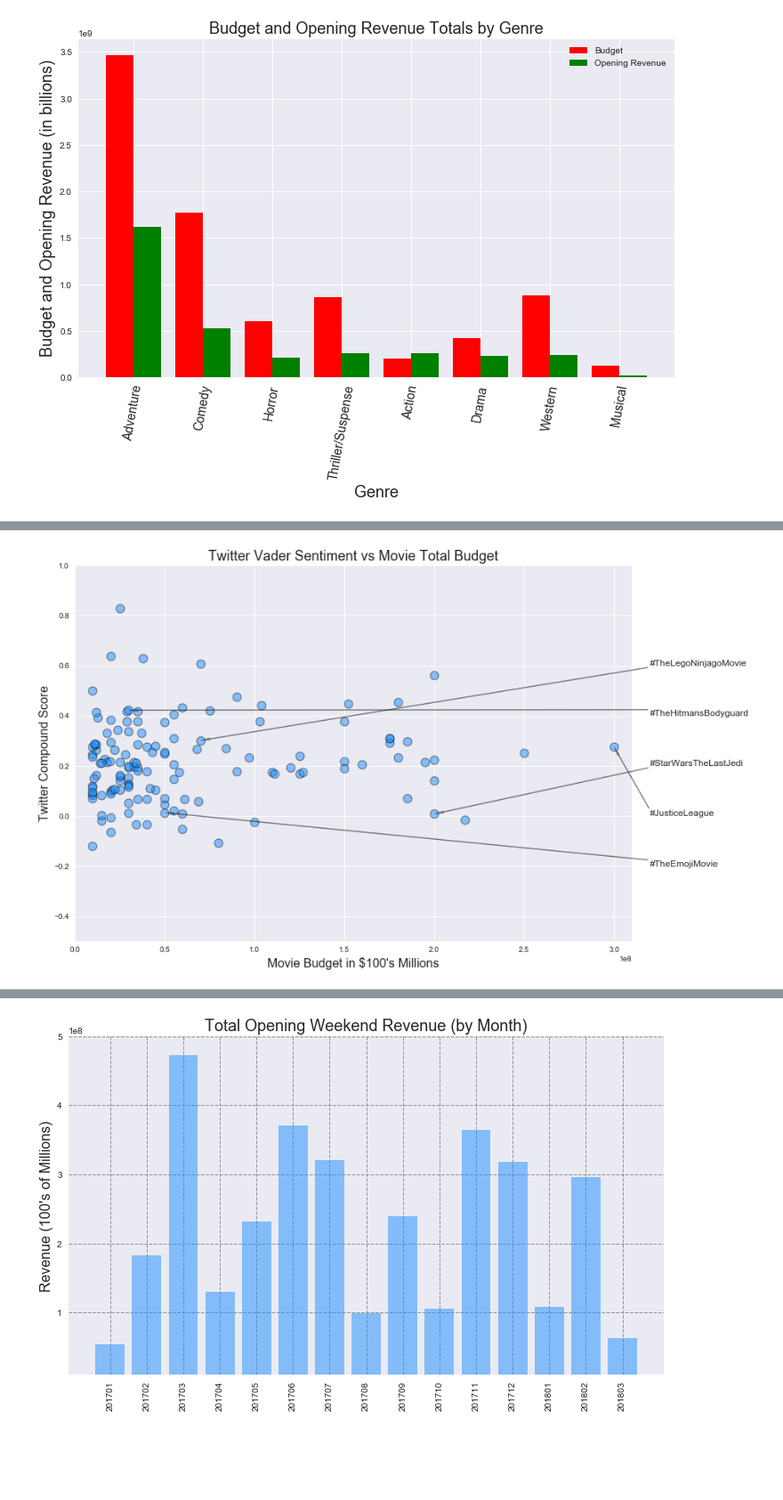
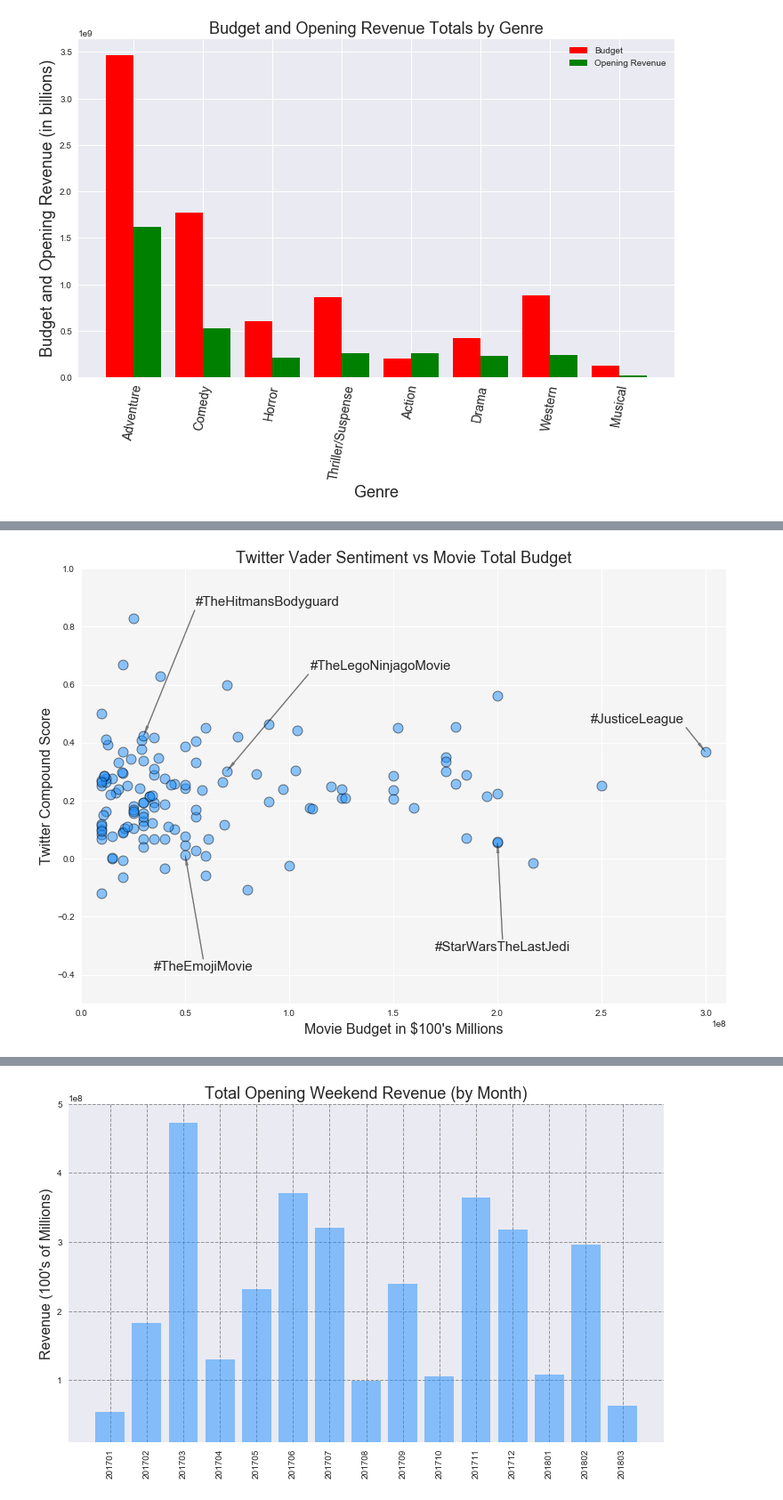
Before and after one commit to Jayleh/dream-reapers, a Jupyter notebook: graphing.ipynb, the cells around one changed output, grey strips where cells are left out. Shown at 89% size. Cells and saved outputs as stored; diff of their text form; code cells hidden in the pictures; blank space fills up the shorter version.

Commit message:
fixed plot annotations

```diff
--- a/graphing.ipynb
+++ b/graphing.ipynb
@@ -155,44 +155,62 @@ r_df.head()
 # Set movie coordinates
 movie_list = ["#TheEmojiMovie", "#JusticeLeague", "#StarWarsTheLastJedi",
               "#TheHitmansBodyguard", "#TheLegoNinjagoMovie"]
-
 
 plt.figure(figsize=(13, 9))
 plt.ylim(-.5, 1)
 plt.xlim(0, 310000000)
 
 plt.scatter(movie_data_df["budget"], movie_data_df["compound"] ,linewidths = 1, alpha= .5, color = 'dodgerblue',edgecolor='black',s=120)
 
 plt.title("Twitter Vader Sentiment vs Movie Total Budget", fontsize=18)
 plt.xlabel("Movie Budget in $100's Millions", fontsize=16)
 plt.ylabel("Twitter Compound Score", fontsize=16)
 
-ax=plt.gca()
+# Set axes background color
+ax = plt.gca()
+ax.set_facecolor('whitesmoke')
 
-x_text_coord = 320000000
-y_text_coord = -0.2
+# Insert grid lines and set behind plot elements
+ax.grid(color='white')
+ax.set_axisbelow(True)
 
+# Dictionary to hold coordinates for each movie
+movie_coord = {}
+
+# Grab coordinates
 for movie in movie_list:
 
     # Pinpoint values for coordinates
     coordinate_values = title_index_df.loc[movie,['budget', 'compound']]
 
     # Assign coordinates
     x_coord = coordinate_values['budget']
     y_coord = coordinate_values['compound']
 
-    # Annotations
-    ax.annotate(movie, xy=(x_coord, y_coord), xytext=(x_text_coord, y_text_coord), fontsize=12,
-                arrowprops=dict(facecolor='black', width=1, headwidth=3, shrink=.001, alpha=0.5))
+    # Add coordinates for each movie to dictionary
+    movie_coord[movie] = [x_coord, y_coord]
 
-    # Increment text coordinates
-    y_text_coord -= -.2
-
+# Annotations
+ax.annotate("#TheEmojiMovie", xy=(movie_coord["#TheEmojiMovie"][0], movie_coord["#TheEmojiMovie"][1]),
+            xytext=(movie_coord["#TheEmojiMovie"][0]-15000000, movie_coord["#TheEmojiMovie"][1]-0.4),
+            fontsize=15, arrowprops=dict(facecolor='black', width=1, headwidth=3, shrink=.001, alpha=0.5))
+ax.annotate("#JusticeLeague", xy=(movie_coord["#JusticeLeague"][0], movie_coord["#JusticeLeague"][1]),
+            xytext=(movie_coord["#JusticeLeague"][0]-55000000, movie_coord["#JusticeLeague"][1]+0.1),
+            fontsize=15, arrowprops=dict(facecolor='black', width=1, headwidth=3, shrink=.001, alpha=0.5))
+ax.annotate("#StarWarsTheLastJedi", xy=(movie_coord["#StarWarsTheLastJedi"][0], movie_coord["#StarWarsTheLastJedi"][1]),
+            xytext=(movie_coord["#StarWarsTheLastJedi"][0]-30000000, movie_coord["#StarWarsTheLastJedi"][1]-0.375),
+            fontsize=15, arrowprops=dict(facecolor='black', width=1, headwidth=3, shrink=.001, alpha=0.5))
+ax.annotate("#TheHitmansBodyguard", xy=(movie_coord["#TheHitmansBodyguard"][0], movie_coord["#TheHitmansBodyguard"][1]),
+            xytext=(movie_coord["#TheHitmansBodyguard"][0]+25000000, movie_coord["#TheHitmansBodyguard"][1]+0.45),
+            fontsize=15, arrowprops=dict(facecolor='black', width=1, headwidth=3, shrink=.001, alpha=0.5))
+ax.annotate("#TheLegoNinjagoMovie", xy=(movie_coord["#TheLegoNinjagoMovie"][0], movie_coord["#TheLegoNinjagoMovie"][1]),
+            xytext=(movie_coord["#TheLegoNinjagoMovie"][0]+40000000, movie_coord["#TheLegoNinjagoMovie"][1]+0.35),
+            fontsize=15, arrowprops=dict(facecolor='black', width=1, headwidth=3, shrink=.001, alpha=0.5))
 
 plt.savefig("images/BudgetVsTwitterSentiment.png", bbox_inches="tight")
 plt.show()
 # %% [output]
-[figure, old version]
+[figure, new version]
 # %%
 #5 Jason: Is our score able to predict success, based on opening weekend revenue? zoomed
 
```
Also changed, not shown: parts of 9 cells of this notebook, 19 other files.
